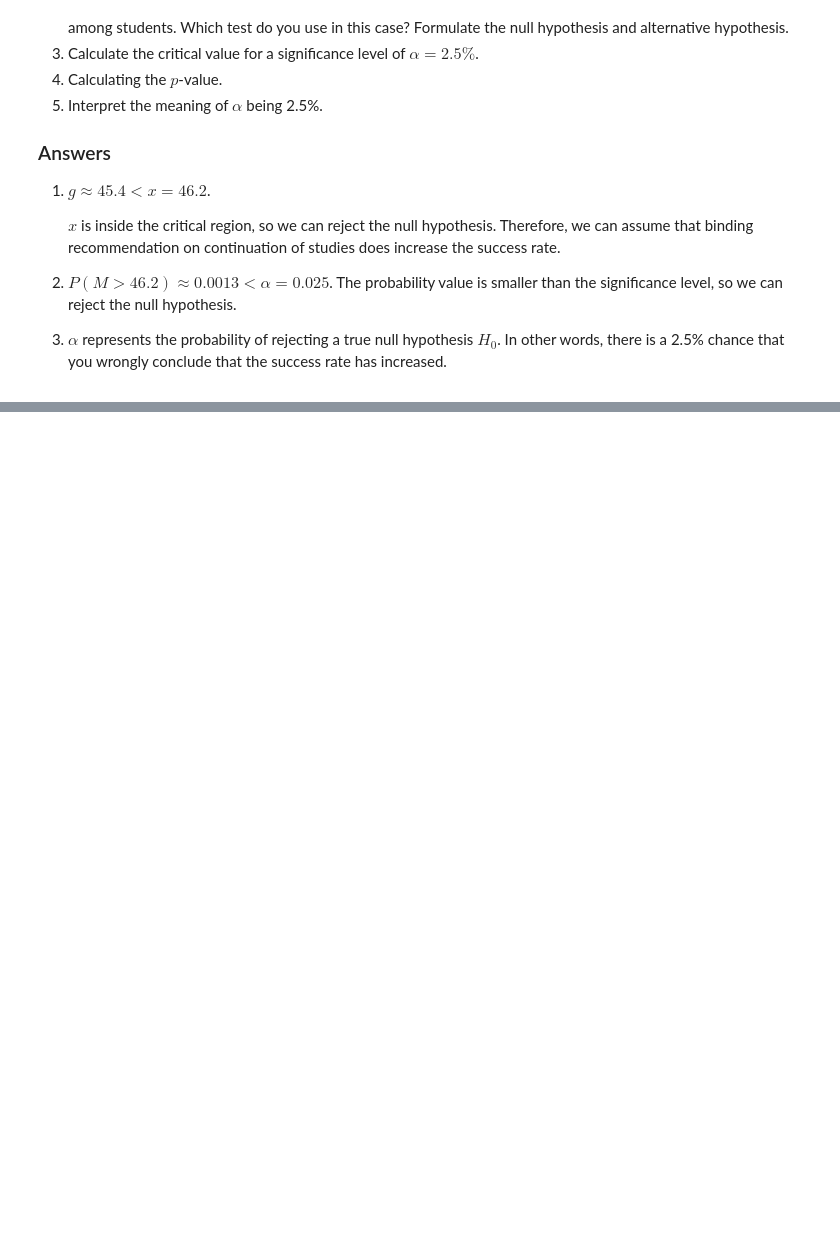
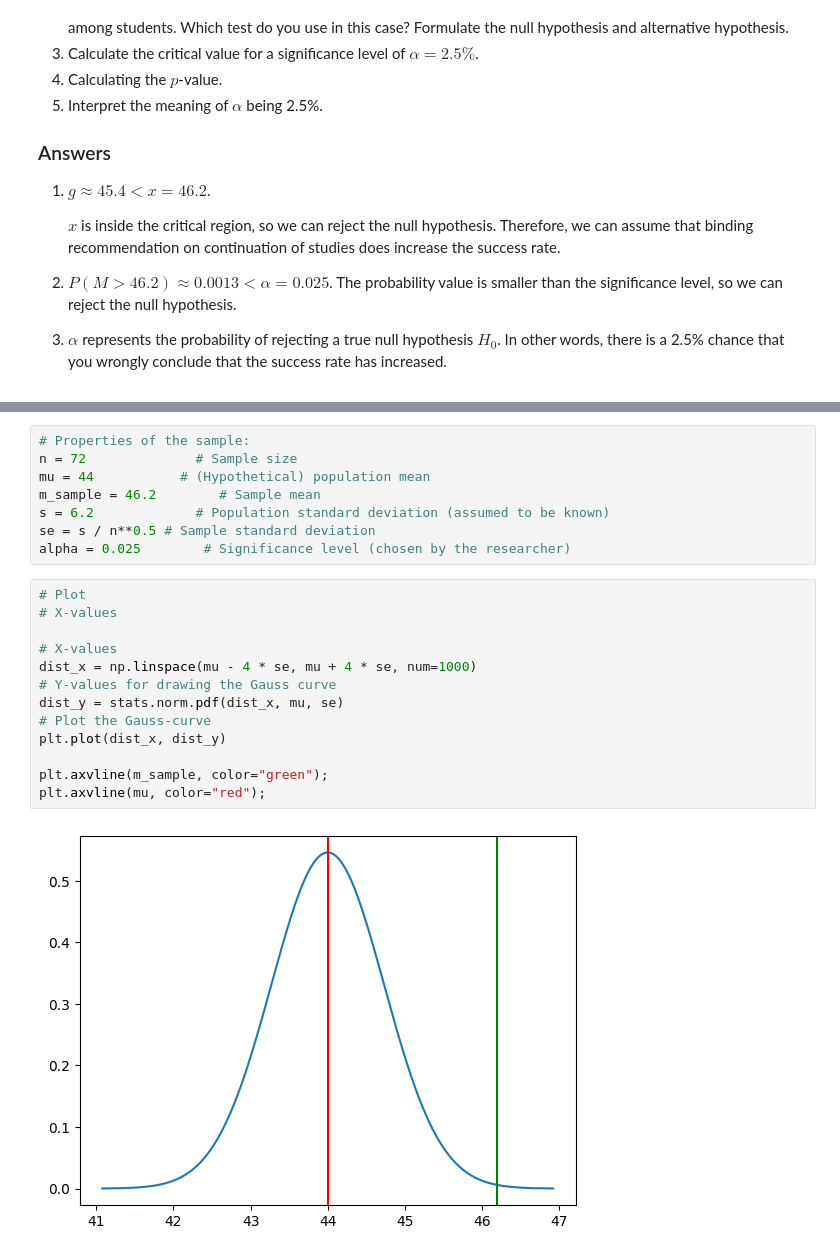
Before and after one commit to BrentVervaet/dsai-labs-bv, a Jupyter notebook: 3-central-limit-testing/lab-3.04-hypothesis-testing.ipynb, the cells around one changed output, grey strips where cells are left out. Drawn from its saved outputs; the diff is of its cells as text; blank space fills up the shorter version.

```diff
--- a/3-central-limit-testing/lab-3.04-hypothesis-testing.ipynb
+++ b/3-central-limit-testing/lab-3.04-hypothesis-testing.ipynb
@@ -370,0 +410,23 @@ It is being said that introducing a “binding recommendation on continuation of
+# %%
+# Properties of the sample:
+n = 72              # Sample size
+mu = 44           # (Hypothetical) population mean
+m_sample = 46.2        # Sample mean
+s = 6.2             # Population standard deviation (assumed to be known)
+se = s / n**0.5 # Sample standard deviation
+alpha = 0.025        # Significance level (chosen by the researcher)
+# %%
+# Plot
+# X-values
+
+# X-values
+dist_x = np.linspace(mu - 4 * se, mu + 4 * se, num=1000)
+# Y-values for drawing the Gauss curve
+dist_y = stats.norm.pdf(dist_x, mu, se)
+# Plot the Gauss-curve
+plt.plot(dist_x, dist_y)
+
+plt.axvline(m_sample, color="green");
+plt.axvline(mu, color="red");
+# %% [output]
+[figure, added]
```
Also changed, not shown: parts of 6 cells of this notebook.
